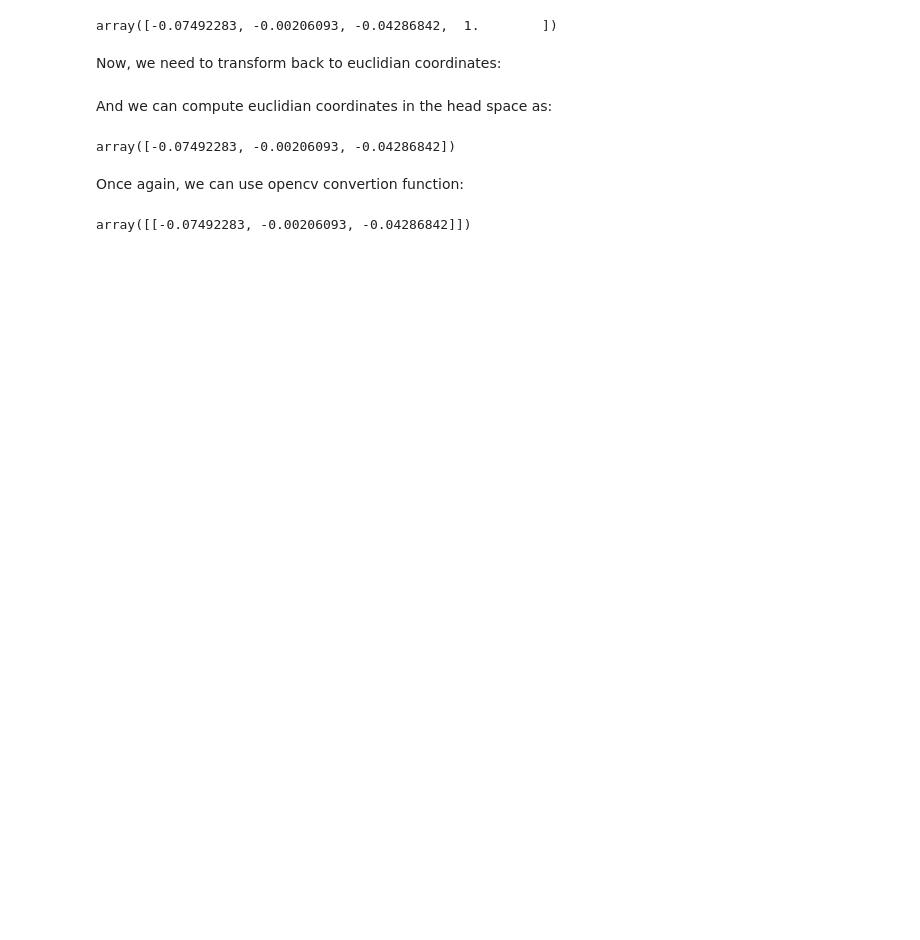
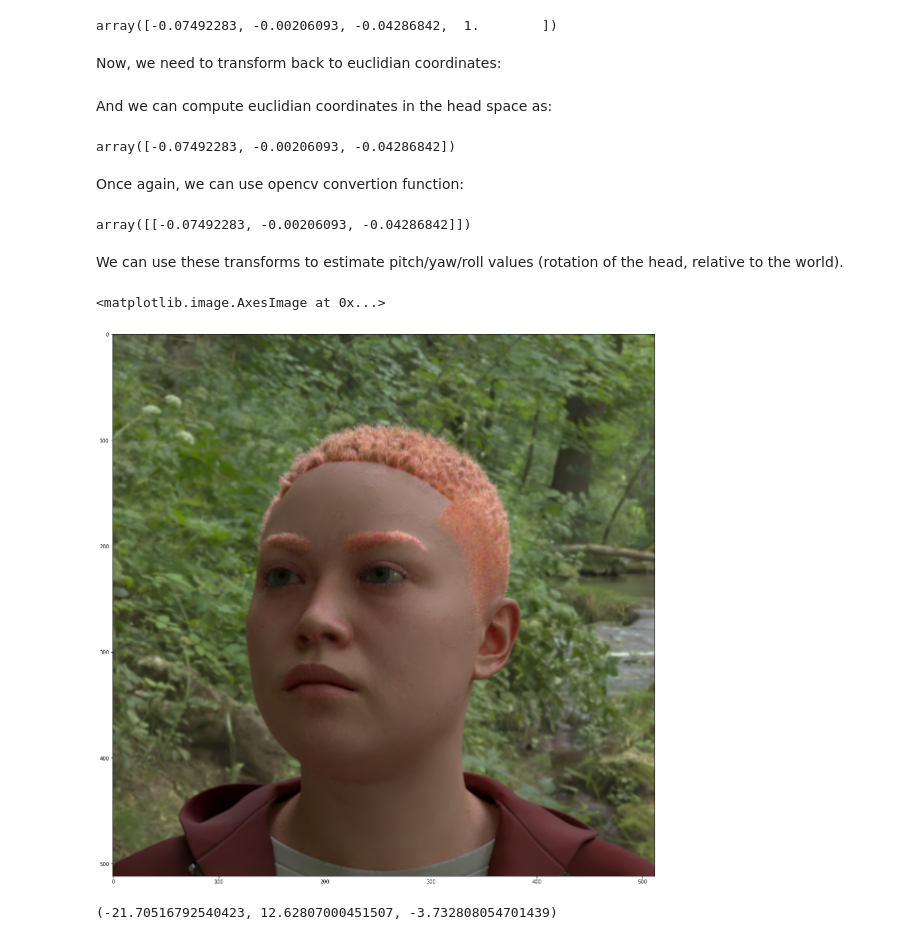
Before and after one commit to Synthesis-AI-Dev/face_api_dataset, a Jupyter notebook: examples/transforms.ipynb, the cells around one changed output. Saved outputs shown, nothing was run; the diff lists cells and outputs as text; code cells hidden in the pictures; blank space fills up the shorter version.

Commit message:
pitch/yaw/roll samples

```diff
--- a/examples/transforms.ipynb
+++ b/examples/transforms.ipynb
@@ -236,3 +236,5 @@ Once again, we can use opencv convertion function:
 cv2.convertPointsFromHomogeneous(np.array([homogeneous_head]))[0]
 # %% [output]
 array([[-0.07492283, -0.00206093, -0.04286842]])
+# %% [markdown]
+We can use these transforms to estimate pitch/yaw/roll values (rotation of the head, relative to the world).
@@ -238,0 +252,10 @@ array([[-0.07492283, -0.00206093, -0.04286842]])
+# %%
+plt.figure(figsize=(20,20))
+plt.imshow(item[Modality.RGB])
+# %% [output]
+<matplotlib.image.AxesImage at 0x...>
+[figure, added]
+# %%
+get_yaw_pitch_roll_world(item)
+# %% [output]
+(-21.70516792540423, 12.62807000451507, -3.732808054701439)
```
Also changed, not shown: parts of 6 cells of this notebook.
